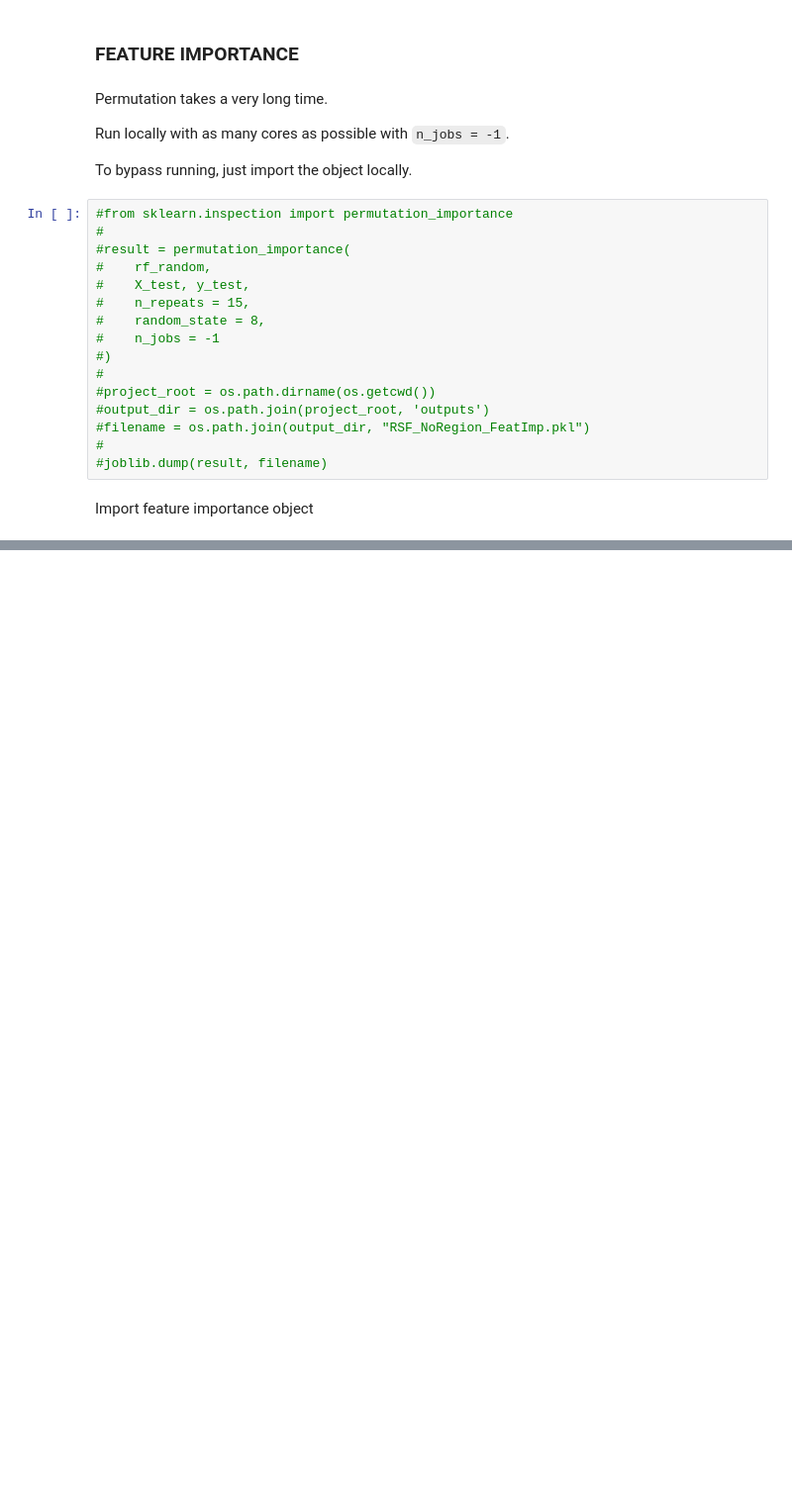
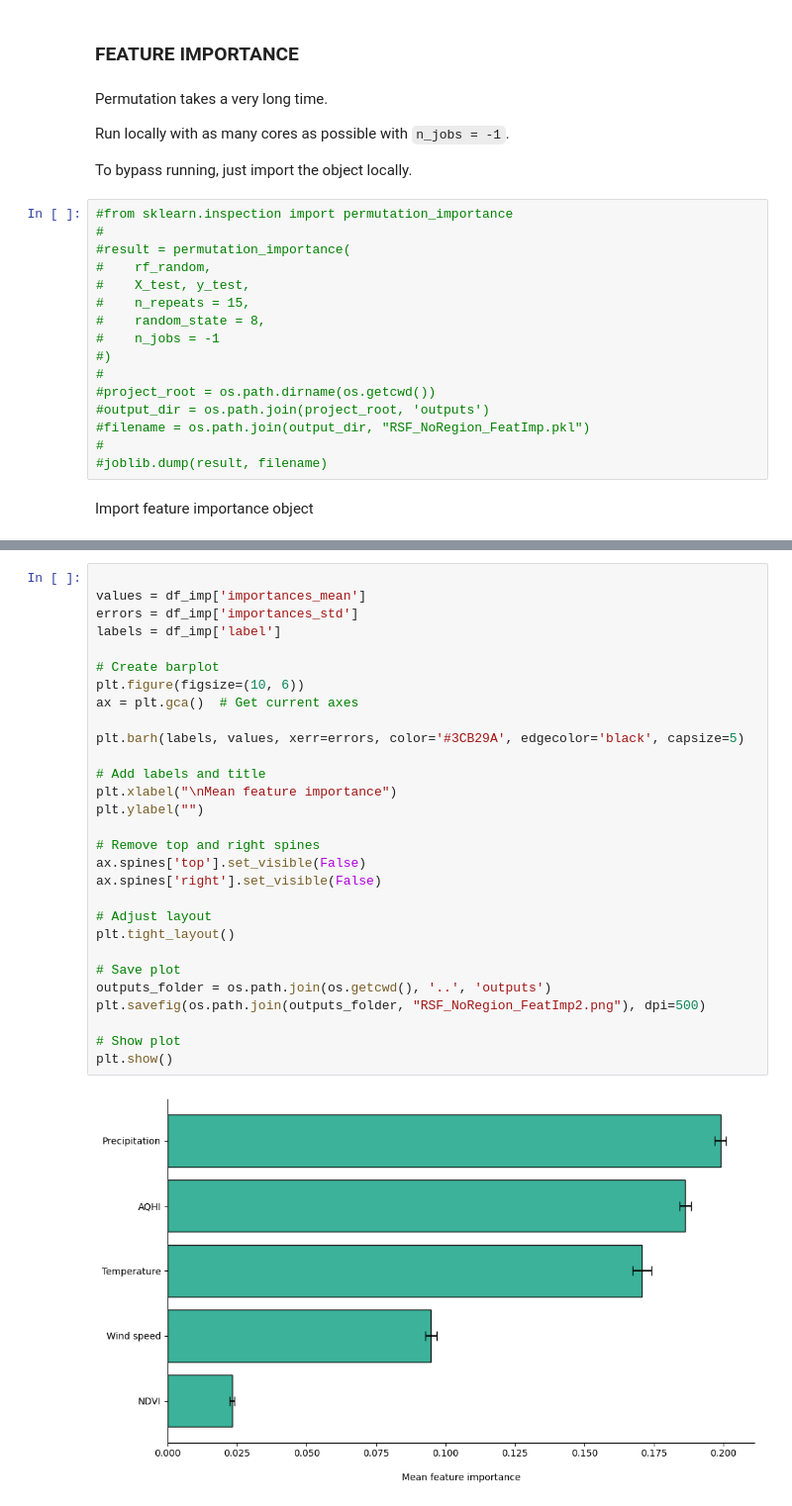
Before and after one commit to Nectar-Technologies/ledge-nectar, a Jupyter notebook: aqi/notebooks/05_fit_RSF.ipynb, the cells around one changed output, grey strips where cells are left out. Shown at 99% size. Saved outputs shown, nothing was run; the diff lists cells and outputs as text; blank space fills up the shorter version.

```diff
--- a/aqi/notebooks/05_fit_RSF.ipynb
+++ b/aqi/notebooks/05_fit_RSF.ipynb
@@ -349,0 +357,31 @@ plt.show()
+# %%
+
+values = df_imp['importances_mean']
+errors = df_imp['importances_std']
+labels = df_imp['label']
+
+# Create barplot
+plt.figure(figsize=(10, 6))
+ax = plt.gca()  # Get current axes
+
+plt.barh(labels, values, xerr=errors, color='#3CB29A', edgecolor='black', capsize=5)
+
+# Add labels and title
+plt.xlabel("\nMean feature importance")
+plt.ylabel("")
+
+# Remove top and right spines
+ax.spines['top'].set_visible(False)
+ax.spines['right'].set_visible(False)
+
+# Adjust layout
+plt.tight_layout()
+
+# Save plot
+outputs_folder = os.path.join(os.getcwd(), '..', 'outputs')
+plt.savefig(os.path.join(outputs_folder, "RSF_NoRegion_FeatImp2.png"), dpi=500)
+
+# Show plot
+plt.show()
+# %% [output]
+[figure, added]
```
Also changed, not shown: parts of 10 cells of this notebook.
